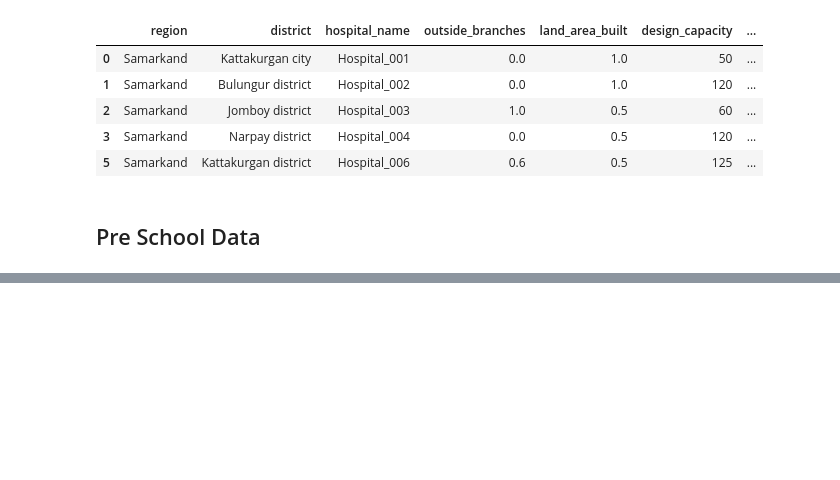
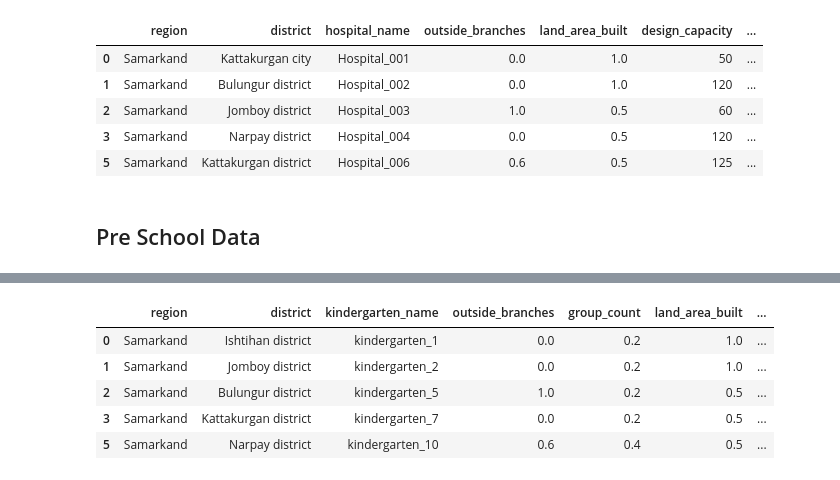
Before and after one commit to Kartikrast/social-infra-prediction-model, a Jupyter notebook: python_files/steps.ipynb, the cells around one changed output, grey strips where cells are left out. Drawn from its saved outputs; the diff is of its cells as text; code cells hidden in the pictures; blank space fills up the shorter version.

```diff
--- a/python_files/steps.ipynb
+++ b/python_files/steps.ipynb
@@ -3269,0 +3965,34 @@ hospital_df.to_csv('final_hos_df.csv', index=False)
+# %%
+# Assume current year
+current_year = datetime.now().year
+
+# Use year_renovated if available, otherwise year_built
+pre_school_df['effective_year'] = pre_school_df[['year_renovated', 'year_built']].max(axis=1)
+pre_school_df['building_age'] = current_year - pre_school_df['effective_year']
+
+# Define a scoring function: newer buildings get higher scores
+def age_score(age):
+    if pd.isnull(age):
+        return 0
+    elif age <= 5:
+        return 1.0
+    elif age <= 10:
+        return 0.8
+    elif age <= 20:
+        return 0.6
+    elif age <= 40:
+        return 0.4
+    else:
+        return 0.2
+
+pre_school_df['age_score'] = pre_school_df['building_age'].apply(age_score)
+pre_school_df.drop(pre_school_df[['effective_year', 'building_age', 'year_built', 'year_renovated']], axis=1, inplace=True)
+
+pre_school_df.head()
+# %% [output]
+|  | region | district | kindergarten_name | outside_branches | group_count | land_area_built | ... |
+| 0 | Samarkand | Ishtihan district | kindergarten_1 | 0.0 | 0.2 | 1.0 | ... |
+| 1 | Samarkand | Jomboy district | kindergarten_2 | 0.0 | 0.2 | 1.0 | ... |
+| 2 | Samarkand | Bulungur district | kindergarten_5 | 1.0 | 0.2 | 0.5 | ... |
+| 3 | Samarkand | Kattakurgan district | kindergarten_7 | 0.0 | 0.2 | 0.5 | ... |
+| 5 | Samarkand | Narpay district | kindergarten_10 | 0.6 | 0.4 | 0.5 | ... |
```
Also changed, not shown: parts of 26 cells of this notebook.
